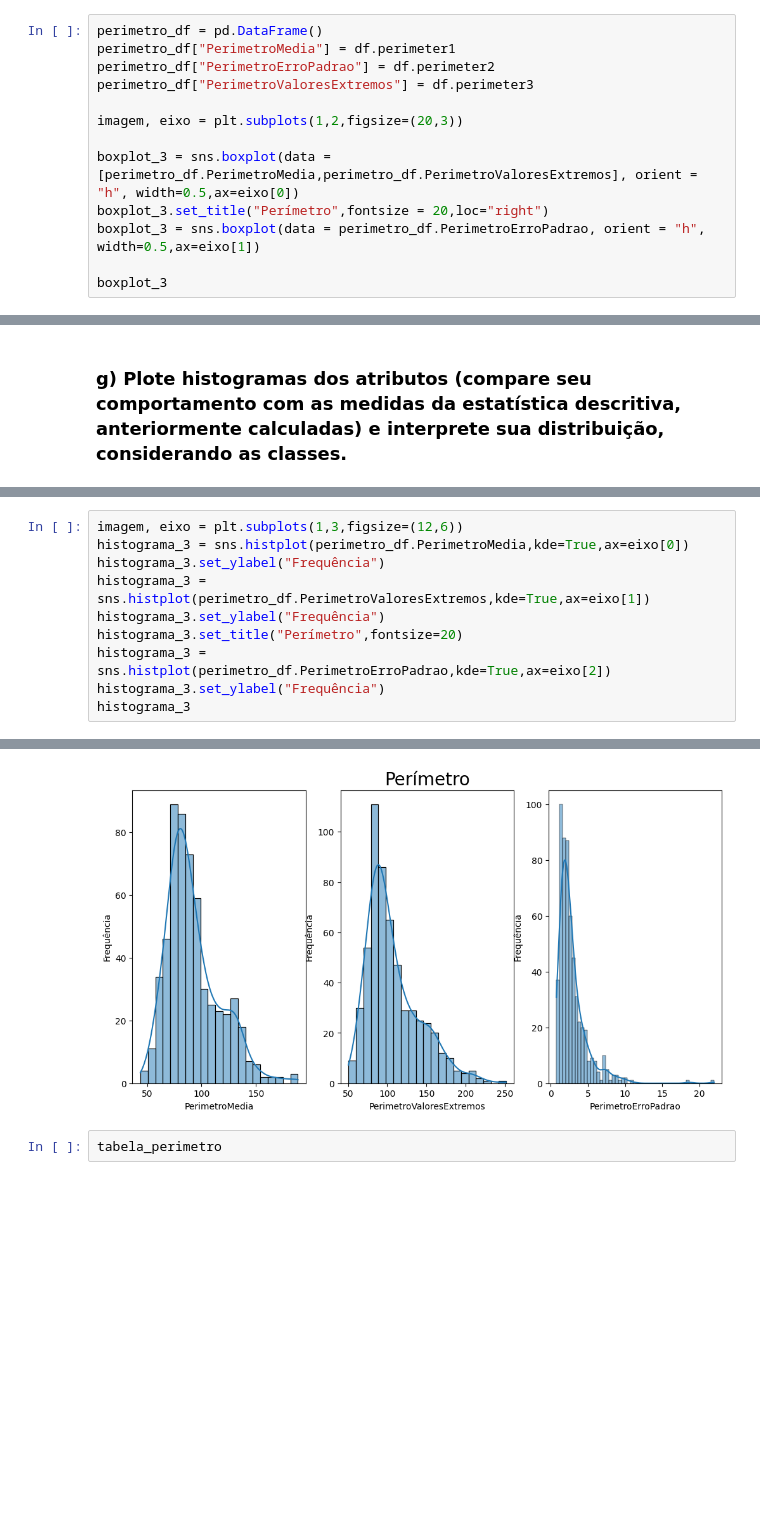
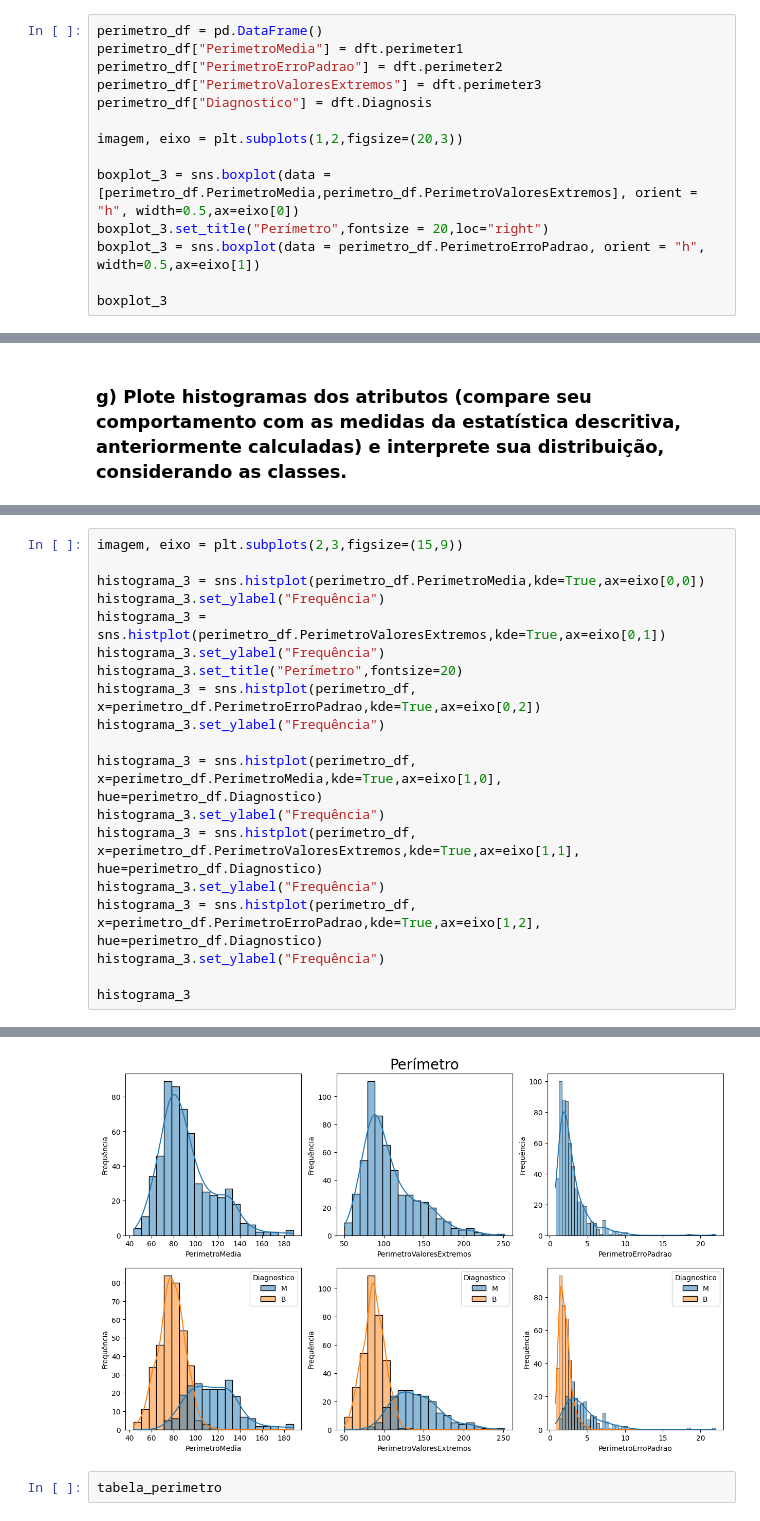
Before and after one commit to hevertonreis-hsrn/ENGG67_IAM, a Jupyter notebook: IAM_AVA01_GiovaneSantana_HevertonReis.ipynb, the cells around one changed output, grey strips where cells are left out. Cells and saved outputs as stored; diff of their text form; blank space fills up the shorter version.

```diff
--- a/IAM_AVA01_GiovaneSantana_HevertonReis.ipynb
+++ b/IAM_AVA01_GiovaneSantana_HevertonReis.ipynb
@@ -447,9 +490,10 @@ Os valores extremos e a média indicam uma distribuição simétrica e o erro pa
 Os valores extremos apresentam uma dispersão maior que média da textura.
 # %%
 perimetro_df = pd.DataFrame()
-perimetro_df["PerimetroMedia"] = df.perimeter1
-perimetro_df["PerimetroErroPadrao"] = df.perimeter2
-perimetro_df["PerimetroValoresExtremos"] = df.perimeter3
+perimetro_df["PerimetroMedia"] = dft.perimeter1
+perimetro_df["PerimetroErroPadrao"] = dft.perimeter2
+perimetro_df["PerimetroValoresExtremos"] = dft.perimeter3
+perimetro_df["Diagnostico"] = dft.Diagnosis
 
 imagem, eixo = plt.subplots(1,2,figsize=(20,3))
 
@@ -810,16 +948,25 @@ Apresenta uma distribuição normal com um grau de assimetria à direita e altur
 # %%
-imagem, eixo = plt.subplots(1,3,figsize=(12,6))
-histograma_3 = sns.histplot(perimetro_df.PerimetroMedia,kde=True,ax=eixo[0])
+imagem, eixo = plt.subplots(2,3,figsize=(15,9))
+
+histograma_3 = sns.histplot(perimetro_df.PerimetroMedia,kde=True,ax=eixo[0,0])
 histograma_3.set_ylabel("Frequência")
-histograma_3 = sns.histplot(perimetro_df.PerimetroValoresExtremos,kde=True,ax=eixo[1])
+histograma_3 = sns.histplot(perimetro_df.PerimetroValoresExtremos,kde=True,ax=eixo[0,1])
 histograma_3.set_ylabel("Frequência")
 histograma_3.set_title("Perímetro",fontsize=20)
-histograma_3 = sns.histplot(perimetro_df.PerimetroErroPadrao,kde=True,ax=eixo[2])
+histograma_3 = sns.histplot(perimetro_df, x=perimetro_df.PerimetroErroPadrao,kde=True,ax=eixo[0,2])
 histograma_3.set_ylabel("Frequência")
+
+histograma_3 = sns.histplot(perimetro_df, x=perimetro_df.PerimetroMedia,kde=True,ax=eixo[1,0], hue=perimetro_df.Diagnostico)
+histograma_3.set_ylabel("Frequência")
+histograma_3 = sns.histplot(perimetro_df, x=perimetro_df.PerimetroValoresExtremos,kde=True,ax=eixo[1,1], hue=perimetro_df.Diagnostico)
+histograma_3.set_ylabel("Frequência")
+histograma_3 = sns.histplot(perimetro_df, x=perimetro_df.PerimetroErroPadrao,kde=True,ax=eixo[1,2], hue=perimetro_df.Diagnostico)
+histograma_3.set_ylabel("Frequência")
+
 histograma_3
 # %% [output]
 <Axes: xlabel='PerimetroErroPadrao', ylabel='Frequência'>
-[figure, old version]
+[figure, new version]
 # %%
 tabela_perimetro
 # %% [output]
```
Also changed, not shown: parts of 67 cells of this notebook.
